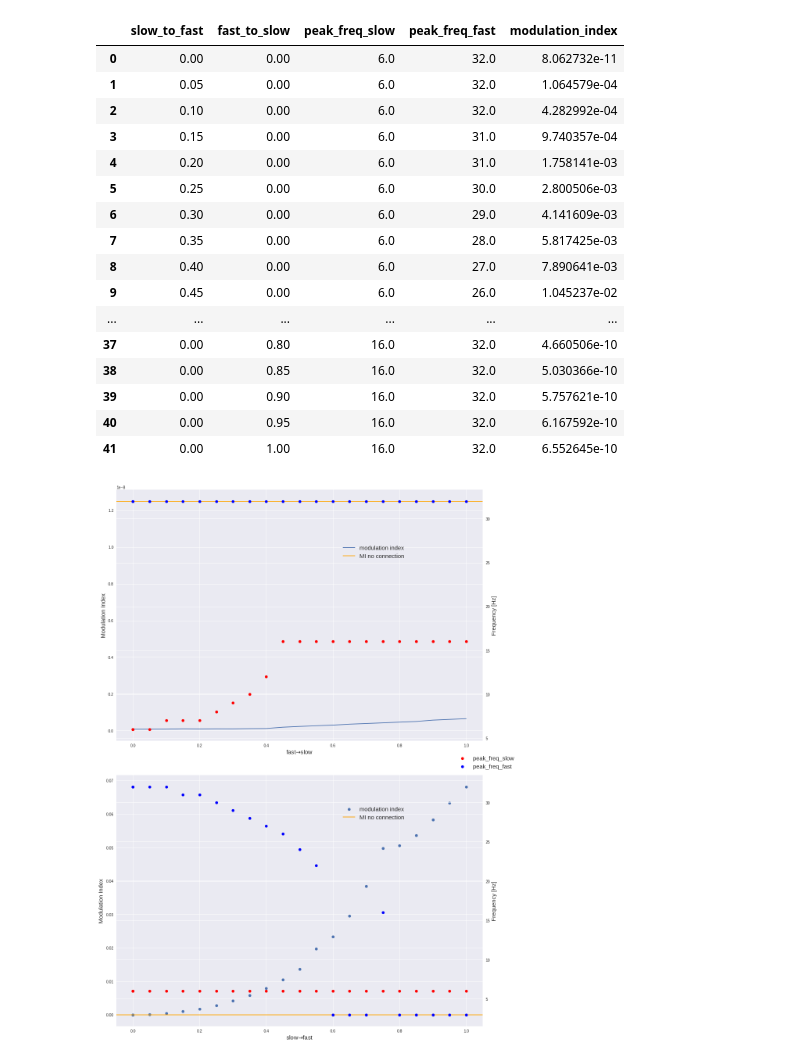
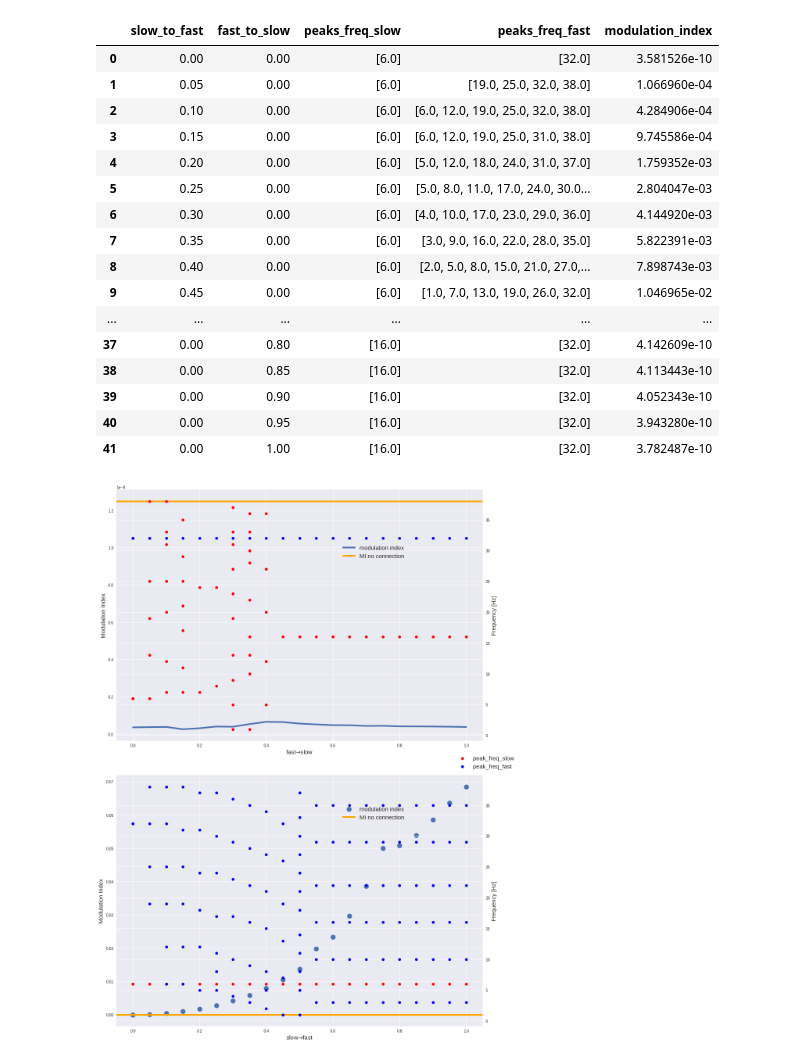
Before and after one commit to jajcayn/Hopf_CFC_analysis, a Jupyter notebook: 1d_parameter_exploration.ipynb, the cells around one changed output. Saved outputs shown, nothing was run; the diff lists cells and outputs as text; code cells hidden in the pictures.

Commit message:
add all peaks in plot

```diff
--- a/1d_parameter_exploration.ipynb
+++ b/1d_parameter_exploration.ipynb
@@ -130,18 +131,24 @@ def evaluateSimulation(traj):
     freq_slow, pow_slow = getPowerSpectrum(model.x.T[:, 0], dt=0.1, maxfr=40, spectrum_windowsize=1)
     freq_fast, pow_fast = getPowerSpectrum(model.x.T[:, 1], dt=0.1, maxfr=40, spectrum_windowsize=1)
 
+
+    peaks_fast, properties_fast = find_peaks(pow_fast,height=0)
+    peaks_slow, properties_slow = find_peaks(pow_slow,height=0)
+
+
+
     max_freq_fast = freq_fast[np.argmax(pow_fast)]
     max_freq_slow = freq_slow[np.argmax(pow_slow)]
 
 
-    result_dict = {"modulation_index": mi, "peak_freq_fast": max_freq_fast, "peak_freq_slow": max_freq_slow}
+    result_dict = {"modulation_index": mi, "peaks_freq_fast": freq_fast[peaks_fast], "peaks_freq_slow": freq_slow[peaks_slow]}
     search.saveToPypet(result_dict, traj)
 # %%
 search = BoxSearch(
     model=model,
     evalFunction=evaluateSimulation,
     parameterSpace=parameters,
-    filename="Hopf_1d_conn_test.hdf",
+    filename="Hopf_1d_conn_test_wPeaks.hdf",
     ncores=6,
 )
 # %% [output]
@@ -186,23 +193,23 @@ MainProcess root INFO     All results loaded.
 # %%
 search.dfResults
 # %% [output]
-|  | slow_to_fast | fast_to_slow | peak_freq_slow | peak_freq_fast | modulation_index |
-| 0 | 0.00 | 0.00 | 6.0 | 32.0 | 8.062732e-11 |
-| 1 | 0.05 | 0.00 | 6.0 | 32.0 | 1.064579e-04 |
-| 2 | 0.10 | 0.00 | 6.0 | 32.0 | 4.282992e-04 |
-| 3 | 0.15 | 0.00 | 6.0 | 31.0 | 9.740357e-04 |
-| 4 | 0.20 | 0.00 | 6.0 | 31.0 | 1.758141e-03 |
-| 5 | 0.25 | 0.00 | 6.0 | 30.0 | 2.800506e-03 |
-| 6 | 0.30 | 0.00 | 6.0 | 29.0 | 4.141609e-03 |
-| 7 | 0.35 | 0.00 | 6.0 | 28.0 | 5.817425e-03 |
-| 8 | 0.40 | 0.00 | 6.0 | 27.0 | 7.890641e-03 |
-| 9 | 0.45 | 0.00 | 6.0 | 26.0 | 1.045237e-02 |
+|  | slow_to_fast | fast_to_slow | peaks_freq_slow | peaks_freq_fast | modulation_index |
+| 0 | 0.00 | 0.00 | [6.0] | [32.0] | 3.581526e-10 |
+| 1 | 0.05 | 0.00 | [6.0] | [19.0, 25.0, 32.0, 38.0] | 1.066960e-04 |
+| 2 | 0.10 | 0.00 | [6.0] | [6.0, 12.0, 19.0, 25.0, 32.0, 38.0] | 4.284906e-04 |
+| 3 | 0.15 | 0.00 | [6.0] | [6.0, 12.0, 19.0, 25.0, 31.0, 38.0] | 9.745586e-04 |
+| 4 | 0.20 | 0.00 | [6.0] | [5.0, 12.0, 18.0, 24.0, 31.0, 37.0] | 1.759352e-03 |
+| 5 | 0.25 | 0.00 | [6.0] | [5.0, 8.0, 11.0, 17.0, 24.0, 30.0... | 2.804047e-03 |
+| 6 | 0.30 | 0.00 | [6.0] | [4.0, 10.0, 17.0, 23.0, 29.0, 36.0] | 4.144920e-03 |
+| 7 | 0.35 | 0.00 | [6.0] | [3.0, 9.0, 16.0, 22.0, 28.0, 35.0] | 5.822391e-03 |
+| 8 | 0.40 | 0.00 | [6.0] | [2.0, 5.0, 8.0, 15.0, 21.0, 27.0,... | 7.898743e-03 |
+| 9 | 0.45 | 0.00 | [6.0] | [1.0, 7.0, 13.0, 19.0, 26.0, 32.0] | 1.046965e-02 |
 | ... | ... | ... | ... | ... | ... |
-| 37 | 0.00 | 0.80 | 16.0 | 32.0 | 4.660506e-10 |
-| 38 | 0.00 | 0.85 | 16.0 | 32.0 | 5.030366e-10 |
-| 39 | 0.00 | 0.90 | 16.0 | 32.0 | 5.757621e-10 |
-| 40 | 0.00 | 0.95 | 16.0 | 32.0 | 6.167592e-10 |
-| 41 | 0.00 | 1.00 | 16.0 | 32.0 | 6.552645e-10 |
+| 37 | 0.00 | 0.80 | [16.0] | [32.0] | 4.142609e-10 |
+| 38 | 0.00 | 0.85 | [16.0] | [32.0] | 4.113443e-10 |
+| 39 | 0.00 | 0.90 | [16.0] | [32.0] | 4.052343e-10 |
+| 40 | 0.00 | 0.95 | [16.0] | [32.0] | 3.943280e-10 |
+| 41 | 0.00 | 1.00 | [16.0] | [32.0] | 3.782487e-10 |
 # %%
 results_zero_SlowToFast = search.dfResults[search.dfResults["slow_to_fast"]==0]
 results_zero_FastToSlow = search.dfResults[search.dfResults["fast_to_slow"]==0]
@@ -212,35 +219,51 @@ MI_no_conn = h5f['MI_no_conn'][:]
 # %%
 # create all axes we need
 fig = plt.figure(figsize=(15,20))
 ax0 = plt.subplot(211)
 ax1 = ax0.twinx()
 ax2 = plt.subplot(212)
 ax3 = ax2.twinx()
 
 
-ax0.plot(results_zero_SlowToFast["fast_to_slow"],results_zero_SlowToFast["modulation_index"], label="modulation index")
+ax0.plot(results_zero_SlowToFast["fast_to_slow"],results_zero_SlowToFast["modulation_index"], label="modulation index",lw=4)
 ax0.set_xlabel( r"fast$\to$slow", fontsize = 15)
 ax0.set_ylabel("Modulation Index", fontsize = 15)
-ax0.axhline(np.mean(MI_no_conn), c="orange",label="MI no connection")
+ax0.axhline(np.mean(MI_no_conn), c="orange",label="MI no connection",lw=4)
 ax0.legend(loc='best', bbox_to_anchor=(0.8,0.8),fontsize = 15)
 
-ax1.scatter(results_zero_SlowToFast["fast_to_slow"],results_zero_SlowToFast["peak_freq_slow"],c='r', label="peak_freq_slow")
-ax1.scatter(results_zero_SlowToFast["fast_to_slow"],results_zero_SlowToFast["peak_freq_fast"],c='b', label="peak_freq_fast")
+for x,y in zip(results_zero_SlowToFast["fast_to_slow"],results_zero_SlowToFast["peaks_freq_slow"]):
+    ax1.scatter([x]*len(y),y, c='r',label= "peak_freq_slow")
+
+
+for x,y in zip(results_zero_SlowToFast["fast_to_slow"],results_zero_SlowToFast["peaks_freq_fast"]):
+    ax1.scatter([x]*len(y),y, c='b',label="peak_freq_fast")
+
 ax1.set_ylabel("Frequency [Hz]", fontsize = 15)
 
-ax2.scatter(results_zero_FastToSlow["slow_to_fast"],results_zero_FastToSlow["modulation_index"], label="modulation index")
+ax2.scatter(results_zero_FastToSlow["slow_to_fast"],results_zero_FastToSlow["modulation_index"], label="modulation index", s=150)
 ax2.set_xlabel( r"slow$\to$fast", fontsize = 15)
 ax2.set_ylabel("Modulation Index", fontsize = 15)
-ax2.axhline(np.mean(MI_no_conn), c="orange",label="MI no connection")
+ax2.axhline(np.mean(MI_no_conn), c="orange",label="MI no connection",lw=4)
 ax2.legend(loc='best', bbox_to_anchor=(0.8,0.8), fontsize = 15)
 
 
-ax3.scatter(results_zero_FastToSlow["slow_to_fast"],results_zero_FastToSlow["peak_freq_slow"],c='r', label="peak_freq_slow")
-ax3.scatter(results_zero_FastToSlow["slow_to_fast"],results_zero_FastToSlow["peak_freq_fast"],c='b', label="peak_freq_fast")
+for x,y in zip(results_zero_FastToSlow["slow_to_fast"],results_zero_FastToSlow["peaks_freq_slow"]):
+    ax3.scatter([x]*len(y),y, c='r',label= "peak_freq_slow")
+
+
+for x,y in zip(results_zero_FastToSlow["slow_to_fast"],results_zero_FastToSlow["peaks_freq_fast"]):
+    ax3.scatter([x]*len(y),y, c='b',label="peak_freq_fast")
+
 ax3.set_ylabel("Frequency [Hz]", fontsize = 15)
+classes = ['peak_freq_slow', 'peak_freq_fast']
+ax3.legend(labels=classes,loc='best', bbox_to_anchor=(1.1,1.1),fontsize = 15)
+leg = ax3.get_legend()
+leg.legendHandles[0].set_color('red')
+leg.legendHandles[1].set_color('blue')
 
-ax3.legend(loc='best', bbox_to_anchor=(1.1,1.1),fontsize = 15)
+
 plt.tight_layout()
+plt.savefig("1d_explor_multiple_peaks_freq.png",dpi=150)
 plt.show()
 # %% [output]
-[figure, old version]
+[figure, new version]
```
Also changed, not shown: parts of 4 cells of this notebook.
